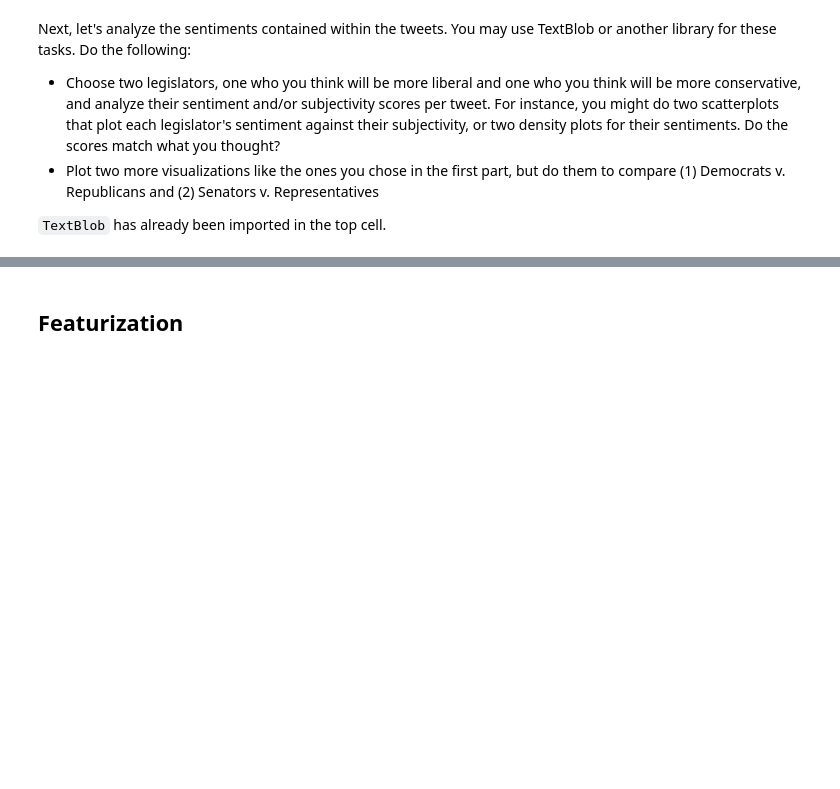
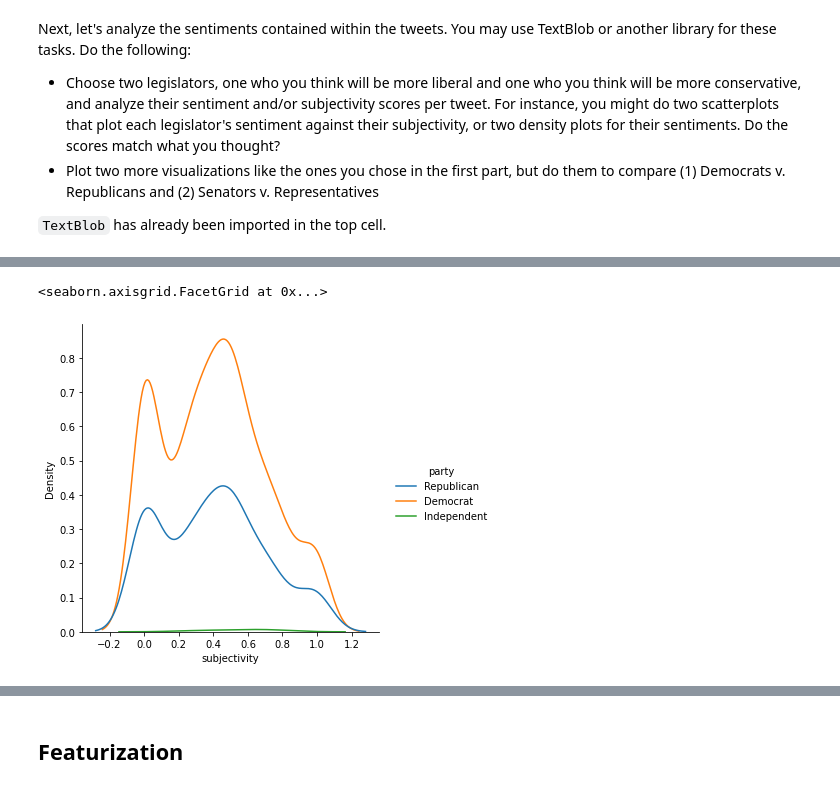
Before and after one commit to Luyi2/CSS_Project5_Team4_Spring2022, a Jupyter notebook: Project 5 Student.ipynb, the cells around one changed output, grey strips where cells are left out. Drawn from its saved outputs; the diff is of its cells as text; code cells hidden in the pictures; blank space fills up the shorter version.

```diff
--- a/Project 5 Student.ipynb
+++ b/Project 5 Student.ipynb
@@ -436,0 +490,7 @@ Next, let's analyze the sentiments contained within the tweets. You may use Text
+# %%
+# Plot subjectivity distribution for Democrats, Republicans, and Independents
+congress_tweets['subjectivity'] = congress_tweets['tokens'].map(lambda text: TextBlob(text).sentiment.subjectivity)
+sns.displot(congress_tweets, x="subjectivity", hue="party", kind='kde')
+# %% [output]
+<seaborn.axisgrid.FacetGrid at 0x...>
+[figure, added]
```
Also changed, not shown: parts of 20 cells of this notebook.
